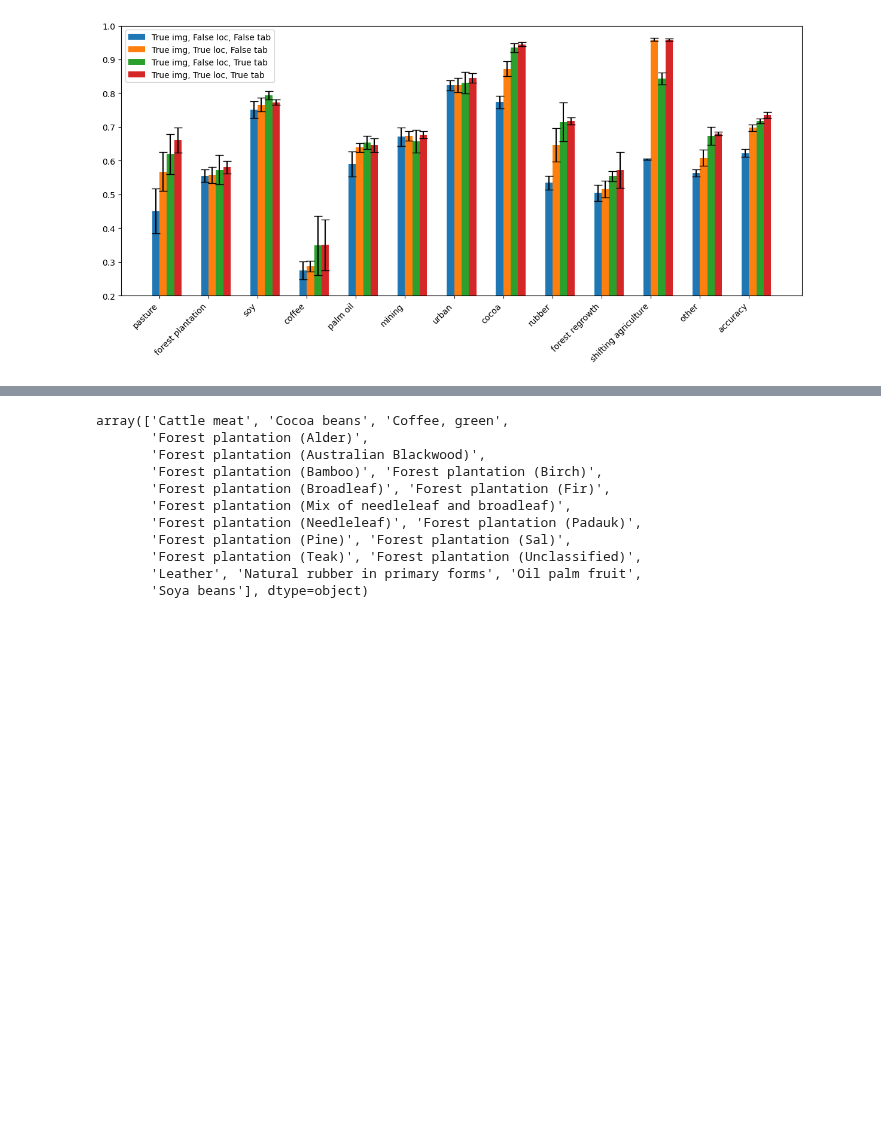
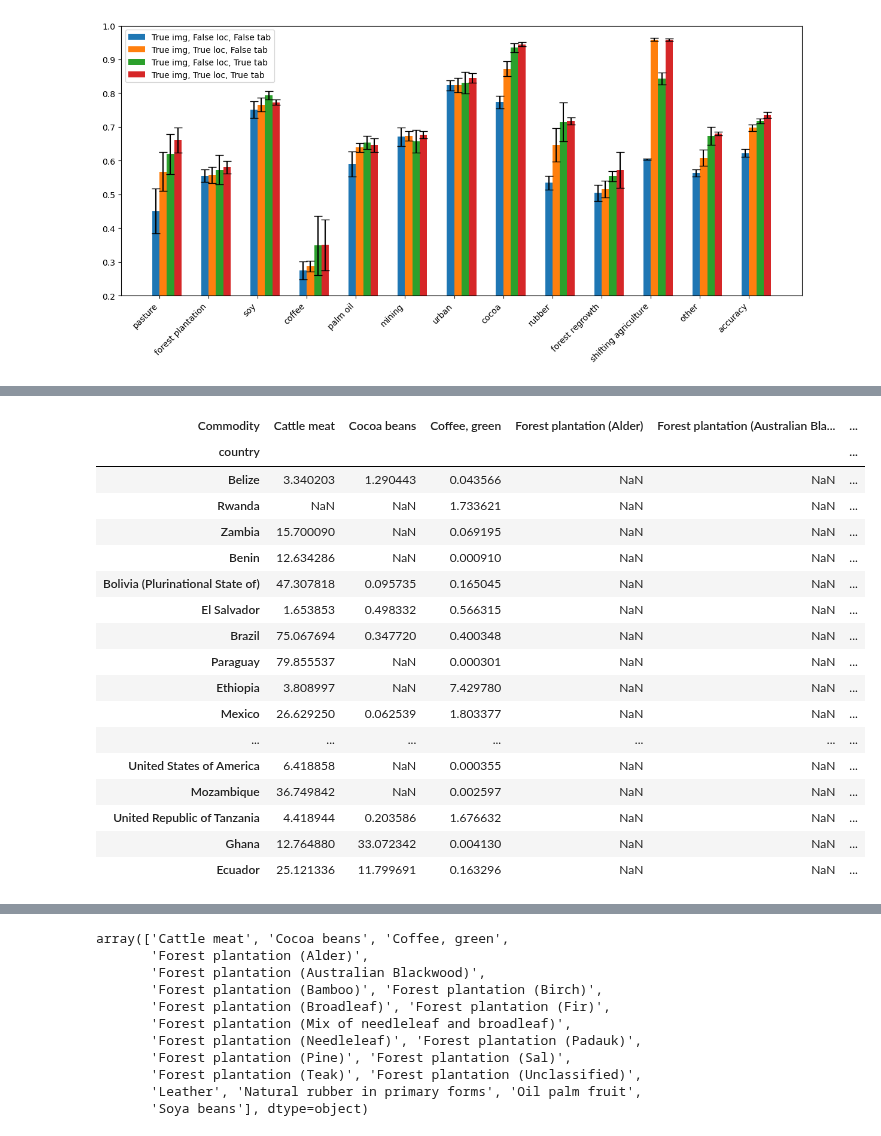
Before and after one commit to janpisl/location-encoding, a Jupyter notebook: notebooks/wandb_eval-refactor.ipynb, the cells around one changed output, grey strips where cells are left out. Saved outputs shown, nothing was run; the diff lists cells and outputs as text; code cells hidden in the pictures; blank space fills up the shorter version.

Commit message:
notebooks + data devel

```diff
--- a/notebooks/wandb_eval-refactor.ipynb
+++ b/notebooks/wandb_eval-refactor.ipynb
@@ -529,0 +559,4 @@ x = pd.read_csv("/home/jan/Documents/EPFL/project_2/data/tabular/deduce_yearly.c
+# %%
+deduce = pd.read_csv("/home/jan/Documents/EPFL/project_2/data/tabular/deduce_yearly.csv")
+per_country = deduce.groupby(['country', 'Commodity']).sum().reset_index()
+per_country = per_country.pivot(index='country', columns='Commodity', values='commodity attributed deforestation')
@@ -529,0 +567,2 @@ x = pd.read_csv("/home/jan/Documents/EPFL/project_2/data/tabular/deduce_yearly.c
+# %%
+df_pivot = per_country.pivot(index='country', columns='Commodity', values='commodity attributed deforestation')
@@ -529,0 +586,45 @@ x = pd.read_csv("/home/jan/Documents/EPFL/project_2/data/tabular/deduce_yearly.c
+# %%
+def sort_by_column_ratio(df, column):
+    """Sort the dataframe by the ratio of the specified column to the sum of all columns.
+
+    Parameters:
+    df (pd.DataFrame): DataFrame containing numerical values or NaNs.
+    column (str): The column to calculate the ratio for.
+
+    Returns:
+    pd.DataFrame: DataFrame sorted by the ratio of the specified column to the sum of all columns.
+    """
+    # Replace NaNs with 0 for sum calculation
+    df_filled = df.fillna(0)
+
+    # Calculate the sum of all columns for each row
+    row_sum = df_filled.sum(axis=1)
+
+    # Calculate the ratio of the specified column to the sum of all columns
+    df['ratio'] = df_filled[column] / row_sum
+
+    # Sort the dataframe by the ratio in descending order
+    sorted_df = df.sort_values(by='ratio', ascending=False).drop(columns='ratio')
+
+    return sorted_df
+# %%
+sort_by_column_ratio(df_pivot, 'Soya beans').head(20)
+# %% [output]
+| Commodity | Cattle meat | Cocoa beans | Coffee, green | Forest plantation (Alder) | Forest plantation (Australian Bla... | ... |
+| country |  |  |  |  |  | ... |
+| Belize | 3.340203 | 1.290443 | 0.043566 | NaN | NaN | ... |
+| Rwanda | NaN | NaN | 1.733621 | NaN | NaN | ... |
+| Zambia | 15.700090 | NaN | 0.069195 | NaN | NaN | ... |
+| Benin | 12.634286 | NaN | 0.000910 | NaN | NaN | ... |
+| Bolivia (Plurinational State of) | 47.307818 | 0.095735 | 0.165045 | NaN | NaN | ... |
+| El Salvador | 1.653853 | 0.498332 | 0.566315 | NaN | NaN | ... |
+| Brazil | 75.067694 | 0.347720 | 0.400348 | NaN | NaN | ... |
+| Paraguay | 79.855537 | NaN | 0.000301 | NaN | NaN | ... |
+| Ethiopia | 3.808997 | NaN | 7.429780 | NaN | NaN | ... |
+| Mexico | 26.629250 | 0.062539 | 1.803377 | NaN | NaN | ... |
+| ... | ... | ... | ... | ... | ... | ... |
+| United States of America | 6.418858 | NaN | 0.000355 | NaN | NaN | ... |
+| Mozambique | 36.749842 | NaN | 0.002597 | NaN | NaN | ... |
+| United Republic of Tanzania | 4.418944 | 0.203586 | 1.676632 | NaN | NaN | ... |
+| Ghana | 12.764880 | 33.072342 | 0.004130 | NaN | NaN | ... |
+| Ecuador | 25.121336 | 11.799691 | 0.163296 | NaN | NaN | ... |
```
Also changed, not shown: parts of 7 cells of this notebook, 9 other files.
